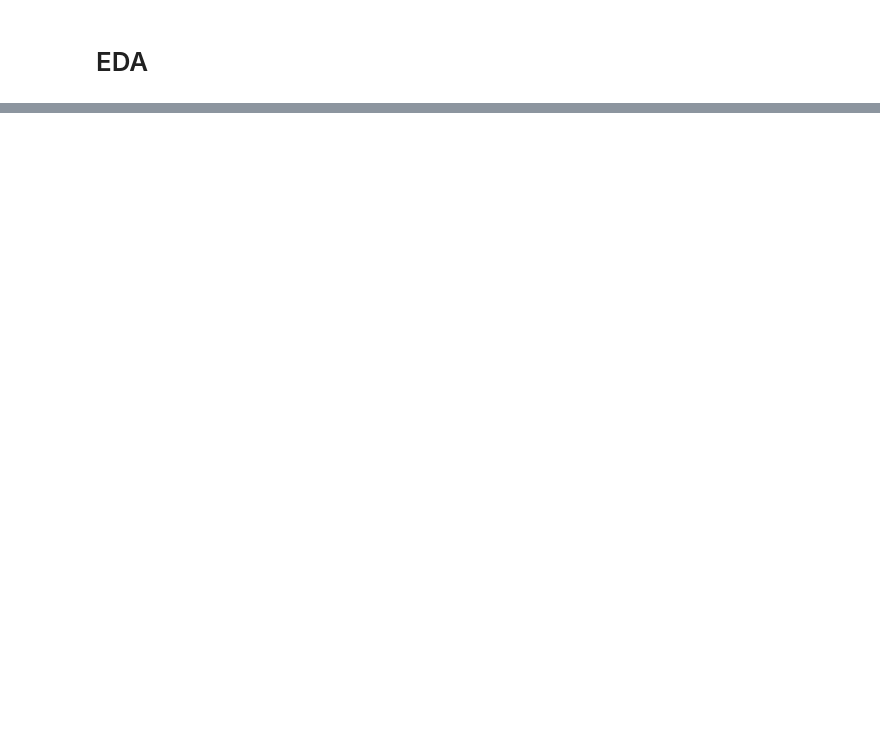
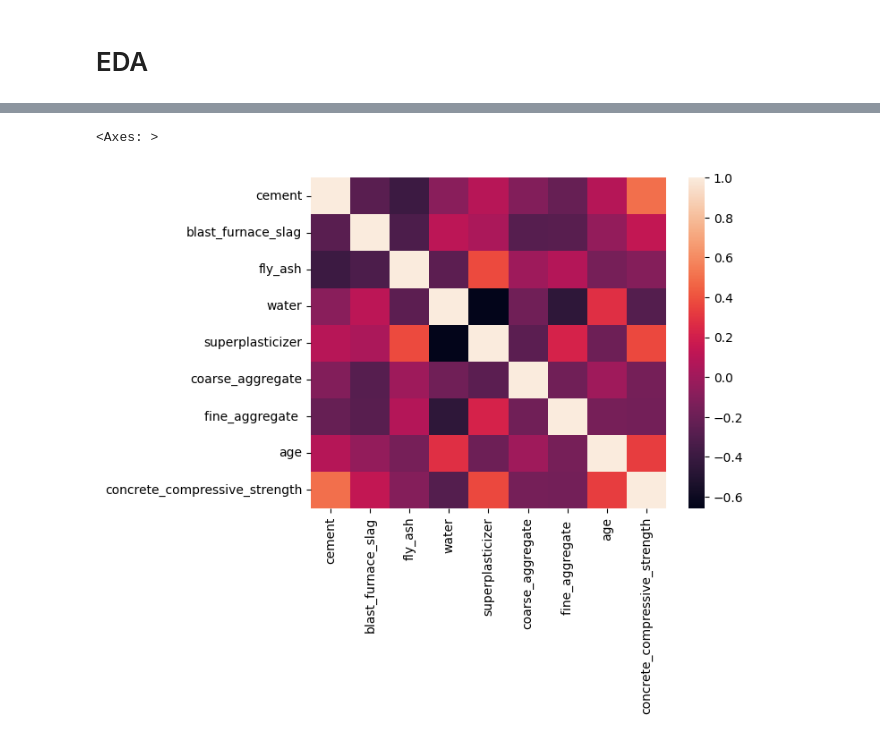
Before and after one commit to rutvikjoshi63/INeuron_Internship, a Jupyter notebook: research/02_data_validation.ipynb, the cells around one changed output, grey strips where cells are left out. Drawn from its saved outputs; the diff is of its cells as text; code cells hidden in the pictures; blank space fills up the shorter version.

```diff
--- a/research/02_data_validation.ipynb
+++ b/research/02_data_validation.ipynb
@@ -241,0 +245,5 @@ data.columns
+# %%
+sns.heatmap(raw_data.corr())
+# %% [output]
+<Axes: >
+[figure, added]
```
Also changed, not shown: parts of 18 cells of this notebook, 7 other files.
